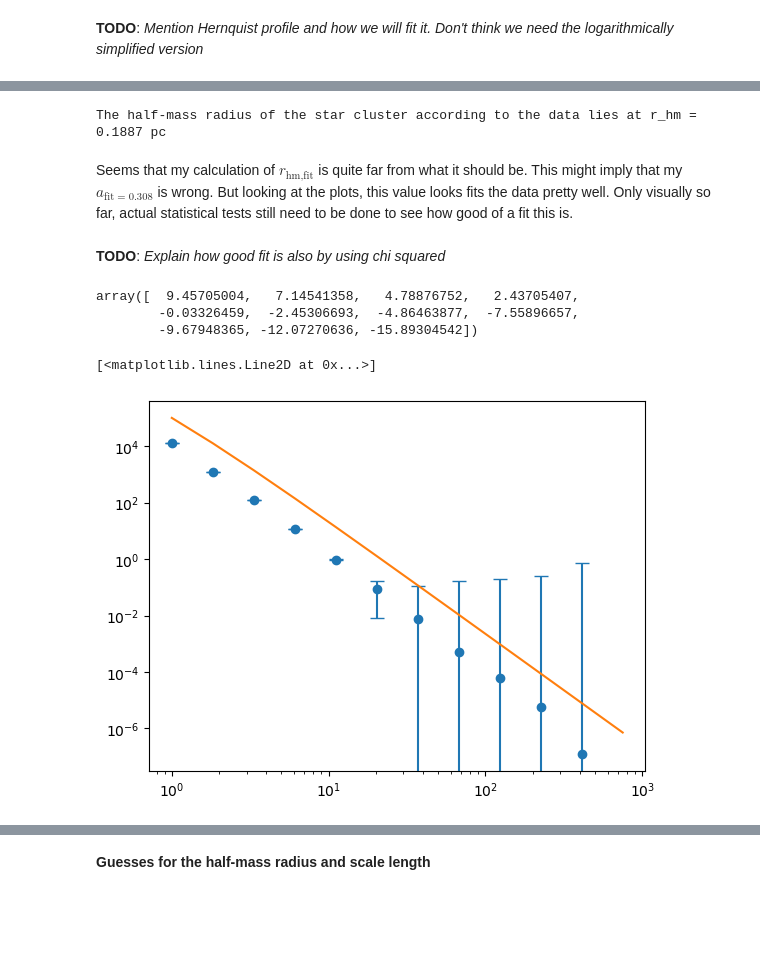
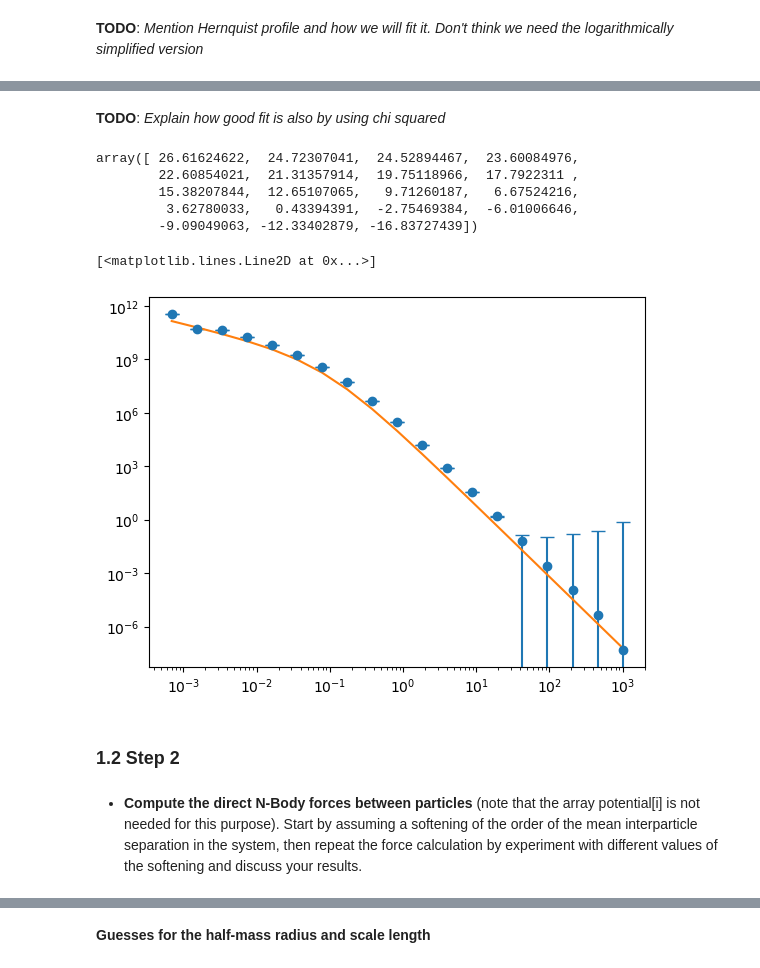
Before and after one commit to nshakm/comp_astro_n_body, a Jupyter notebook: AnshakMallik_N-BodyProject_ComputationalAstrophysics_HS23.ipynb, the cells around one changed output, grey strips where cells are left out. Cells and saved outputs as stored; diff of their text form; code cells hidden in the pictures; blank space fills up the shorter version.

```diff
--- a/AnshakMallik_N-BodyProject_ComputationalAstrophysics_HS23.ipynb
+++ b/AnshakMallik_N-BodyProject_ComputationalAstrophysics_HS23.ipynb
@@ -98,4 +88,10 @@ hist_data = plt.hist(data['distance'], bins=bins, log=True)
 # %%
-N_stars = hist_data[0]
-N_stars
+bins = np.logspace(-3.5, 3, num=20) #r ranges from 10e-4.5 to 10e+3
+# bins
+
+plt.figure()
+plt.title('Star Cluster Distribution')
+plt.xlabel(r'Distance from center $r$ [pc]')
+plt.ylabel(r'Number of stars $N_{{stars}}$')
+hist_data = plt.hist(data['distance'], bins=bins, log=True)
 # %% [output]
@@ -104,5 +107,6 @@ array([2.948e+03, 1.777e+03, 1.024e+03, 5.930e+02, 3.050e+02, 1.650e+02,
 # %%
 bin_edges = hist_data[1]
-r_outer = bin_edges
-r_outer
+r_left = bin_edges[:-1]
+r_right = bin_edges[1:]
+bin_edges
 # %% [output]
@@ -162,4 +152,4 @@ array([2.12900420e+01, 1.29499302e+02, 7.87695449e+02, 4.79125455e+03,
 # %%
-V_shells = (4/3) * np.pi * (bin_edges[1:]**3 - bin_edges[:-1]**3)
+V_shells = (4/3) * np.pi * (r_right**3 - r_left**3)
 V_shells
 # %% [output]
@@ -199,0 +218,14 @@ def log_Hernquist_profile(r, a):
+# %%
+# a0 = np.linspace(0, 1, 101)
+# for i in range(len(a0)):
+
+#     popt, pcov = curve_fit(Hernquist_profile, r_left, rho_obs, p0=(a0[i]))
+#     a_fit = popt[0]
+#     a_fit_dev = np.sqrt(pcov[0,0])
+
+#     print('a0 = {:.2f} -> a = {:.3f} +/- {:.3f} -> relative error: {:.3f}'.format(a0[i], a_fit, a_fit_dev, a_fit_dev/a_fit))
+
+popt, pcov = curve_fit(Hernquist_profile, r_left, rho_obs, p0=(0.07))
+a_fit = popt[0]
+a_fit_dev = np.sqrt(pcov[0,0])
+print('Using on the rightmost bin edges: a_fit = {:.3f} +/- {:.3f}'.format(a_fit, a_fit_dev))
@@ -255,16 +309,3 @@ The half-mass radius of the star cluster according to the fit lies at r_hm_fit =
-# %%
-#TODO: check how many stars/mass within half-mass radius
-np.sort(data['distance'])
-dist_ind = np.argsort(data['distance'])
-
-sort_dist = data['distance'][dist_ind].to_numpy()
-# sort_dist == np.sort(data['distance'])
-r_hm = sort_dist[int(len(data['distance'])/2)]
-print('The half-mass radius of the star cluster according to the data lies at r_hm = {:.4f} pc'.format(r_hm))
-# %% [output]
-The half-mass radius of the star cluster according to the data lies at r_hm = 0.1887 pc
-# %% [markdown]
-Seems that my calculation of $r_{\text{hm,fit}}$ is quite far from what it should be. This might imply that my $a_{\text{fit} = 0.308}$ is wrong. But looking at the plots, this value looks fits the data pretty well. Only visually so far, actual statistical tests still need to be done to see how good of a fit this is.
 # %%
 # fig, ax = plt.subplots(2, 2, figsize=(16,12))
 
@@ -321,16 +362,22 @@ Seems that my calculation of $r_{\text{hm,fit}}$ is quite far from what it shoul
 # %%
 np.log(rho_obs)
 # %% [output]
-array([  9.45705004,   7.14541358,   4.78876752,   2.43705407,
-        -0.03326459,  -2.45306693,  -4.86463877,  -7.55896657,
-        -9.67948365, -12.07270636, -15.89304542])
+array([ 26.61624622,  24.72307041,  24.52894467,  23.60084976,
+        22.60854021,  21.31357914,  19.75118966,  17.7922311 ,
+        15.38207844,  12.65107065,   9.71260187,   6.67524216,
+         3.62780033,   0.43394391,  -2.75469384,  -6.01006646,
+        -9.09049063, -12.33402879, -16.83727439])
 # %%
 fig = plt.figure()
 ax = plt.axes()
 ax.set_yscale('log')
 ax.set_xscale('log')
-ax.errorbar(r_outer[:-1], rho_obs, yerr=1/np.sqrt(N_stars), fmt='o', capsize=5)
-ax.plot(r_outer, Hernquist_profile(r_outer, a_fit))
+ax.errorbar(r_right, rho_obs, yerr=1/np.sqrt(N_stars), fmt='o', capsize=5)
+ax.plot(r_right, Hernquist_profile(r_right, a_fit))
 # %% [output]
 [<matplotlib.lines.Line2D at 0x...>]
-[figure, old version]
+[figure, new version]
+# %% [markdown]
+### 1.2 Step 2
+# %% [markdown]
+- **Compute the direct N-Body forces between particles** (note that the array potential[i] is not needed for this purpose). Start by assuming a softening of the order of the mean interparticle separation in the system, then repeat the force calculation by experiment with different values of the softening and discuss your results.
```
Also changed, not shown: parts of 112 cells of this notebook.
